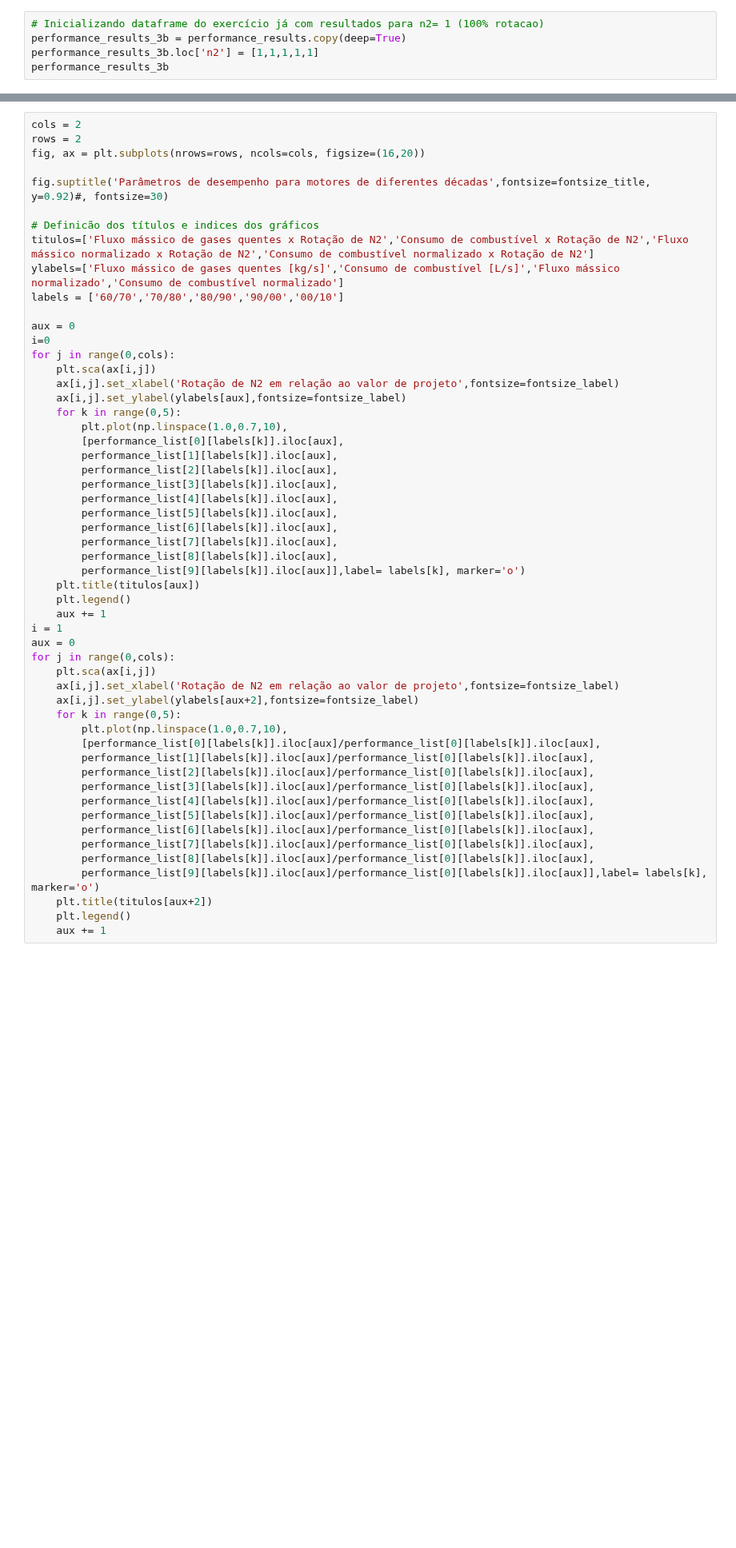
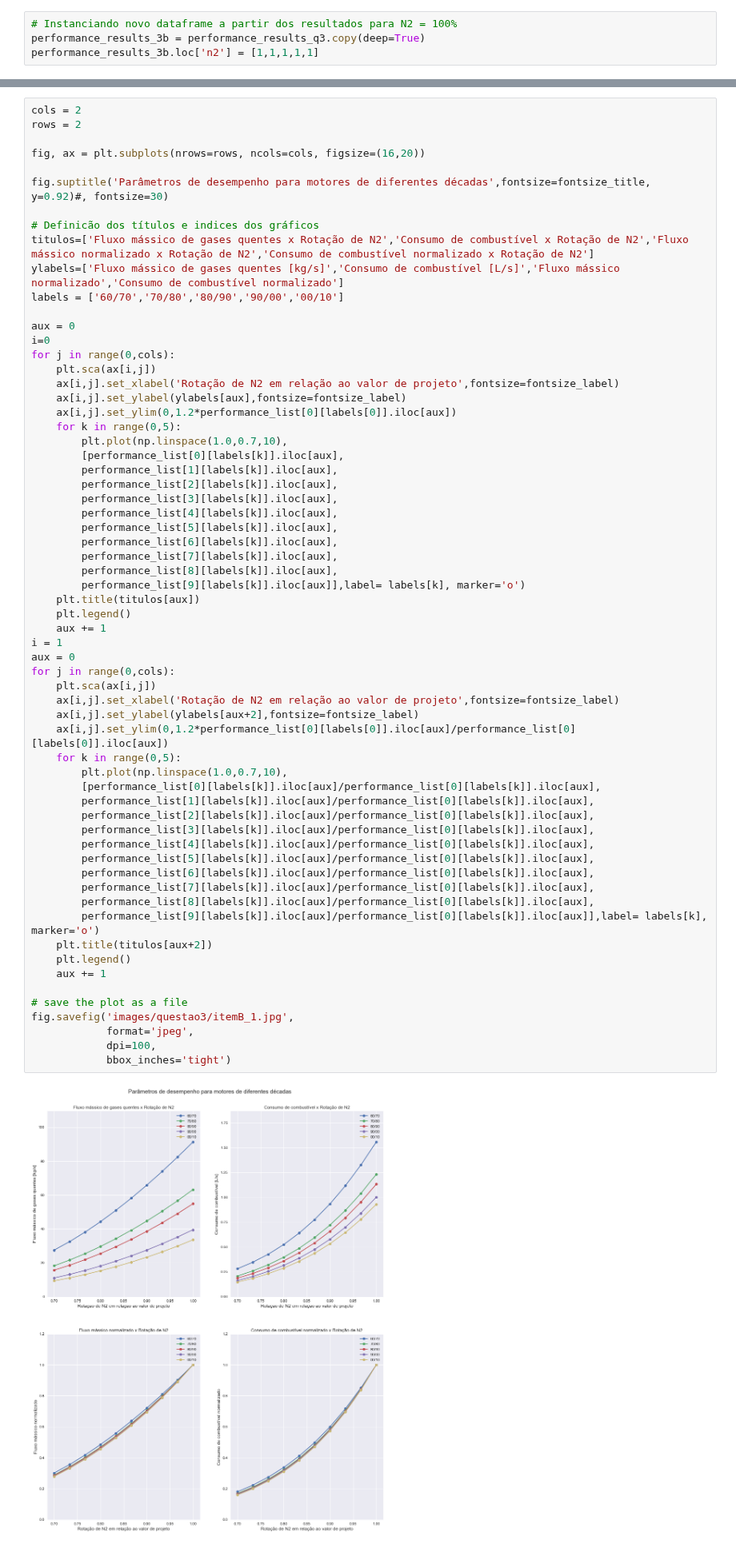
Before and after one commit to jonasdegrave/gas-turbine, a Jupyter notebook: gasTurbineReport.ipynb, the cells around one changed output, grey strips where cells are left out. Shown at 80% size. Drawn from its saved outputs; the diff is of its cells as text; blank space fills up the shorter version.

```diff
--- a/gasTurbineReport.ipynb
+++ b/gasTurbineReport.ipynb
@@ -1322,8 +1376,7 @@ empuxo em valores absolutos e normalizados pela condição de 100% de N2.
 # %%
-# Inicializando dataframe do exercício já com resultados para n2= 1 (100% rotacao)
-performance_results_3b = performance_results.copy(deep=True)
+# Instanciando novo dataframe a partir dos resultados para N2 = 100%
+performance_results_3b = performance_results_q3.copy(deep=True)
 performance_results_3b.loc['n2'] = [1,1,1,1,1]
-performance_results_3b
 # %%
 performance_list= []
 for i in np.linspace(1.0,0.7,10):
@@ -1347,6 +1400,7 @@ for i in np.linspace(1.0,0.7,10):
 # %%
 cols = 2
 rows = 2
+
 fig, ax = plt.subplots(nrows=rows, ncols=cols, figsize=(16,20))
 
 fig.suptitle('Parâmetros de desempenho para motores de diferentes décadas',fontsize=fontsize_title, y=0.92)#, fontsize=30)
@@ -1362,6 +1416,7 @@ for j in range(0,cols):
     plt.sca(ax[i,j])
     ax[i,j].set_xlabel('Rotação de N2 em relação ao valor de projeto',fontsize=fontsize_label)
     ax[i,j].set_ylabel(ylabels[aux],fontsize=fontsize_label)
+    ax[i,j].set_ylim(0,1.2*performance_list[0][labels[0]].iloc[aux])
     for k in range(0,5):
         plt.plot(np.linspace(1.0,0.7,10),
         [performance_list[0][labels[k]].iloc[aux],
@@ -1371,30 +1426,39 @@ for j in range(0,cols):
         performance_list[4][labels[k]].iloc[aux],
         performance_list[5][labels[k]].iloc[aux],
         performance_list[6][labels[k]].iloc[aux],
         performance_list[7][labels[k]].iloc[aux],
         performance_list[8][labels[k]].iloc[aux],
         performance_list[9][labels[k]].iloc[aux]],label= labels[k], marker='o')
     plt.title(titulos[aux])
     plt.legend()
     aux += 1
 i = 1
 aux = 0
 for j in range(0,cols):
     plt.sca(ax[i,j])
     ax[i,j].set_xlabel('Rotação de N2 em relação ao valor de projeto',fontsize=fontsize_label)
     ax[i,j].set_ylabel(ylabels[aux+2],fontsize=fontsize_label)
+    ax[i,j].set_ylim(0,1.2*performance_list[0][labels[0]].iloc[aux]/performance_list[0][labels[0]].iloc[aux])
     for k in range(0,5):
         plt.plot(np.linspace(1.0,0.7,10),
         [performance_list[0][labels[k]].iloc[aux]/performance_list[0][labels[k]].iloc[aux],
         performance_list[1][labels[k]].iloc[aux]/performance_list[0][labels[k]].iloc[aux],
         performance_list[2][labels[k]].iloc[aux]/performance_list[0][labels[k]].iloc[aux],
         performance_list[3][labels[k]].iloc[aux]/performance_list[0][labels[k]].iloc[aux],
         performance_list[4][labels[k]].iloc[aux]/performance_list[0][labels[k]].iloc[aux],
         performance_list[5][labels[k]].iloc[aux]/performance_list[0][labels[k]].iloc[aux],
         performance_list[6][labels[k]].iloc[aux]/performance_list[0][labels[k]].iloc[aux],
         performance_list[7][labels[k]].iloc[aux]/performance_list[0][labels[k]].iloc[aux],
         performance_list[8][labels[k]].iloc[aux]/performance_list[0][labels[k]].iloc[aux],
         performance_list[9][labels[k]].iloc[aux]/performance_list[0][labels[k]].iloc[aux]],label= labels[k], marker='o')
     plt.title(titulos[aux+2])
     plt.legend()
     aux += 1
+
+# save the plot as a file
+fig.savefig('images/questao3/itemB_1.jpg',
+            format='jpeg',
+            dpi=100,
+            bbox_inches='tight')
+# %% [output]
+[figure, added]
```
Also changed, not shown: parts of 44 cells of this notebook, 5 other files.
